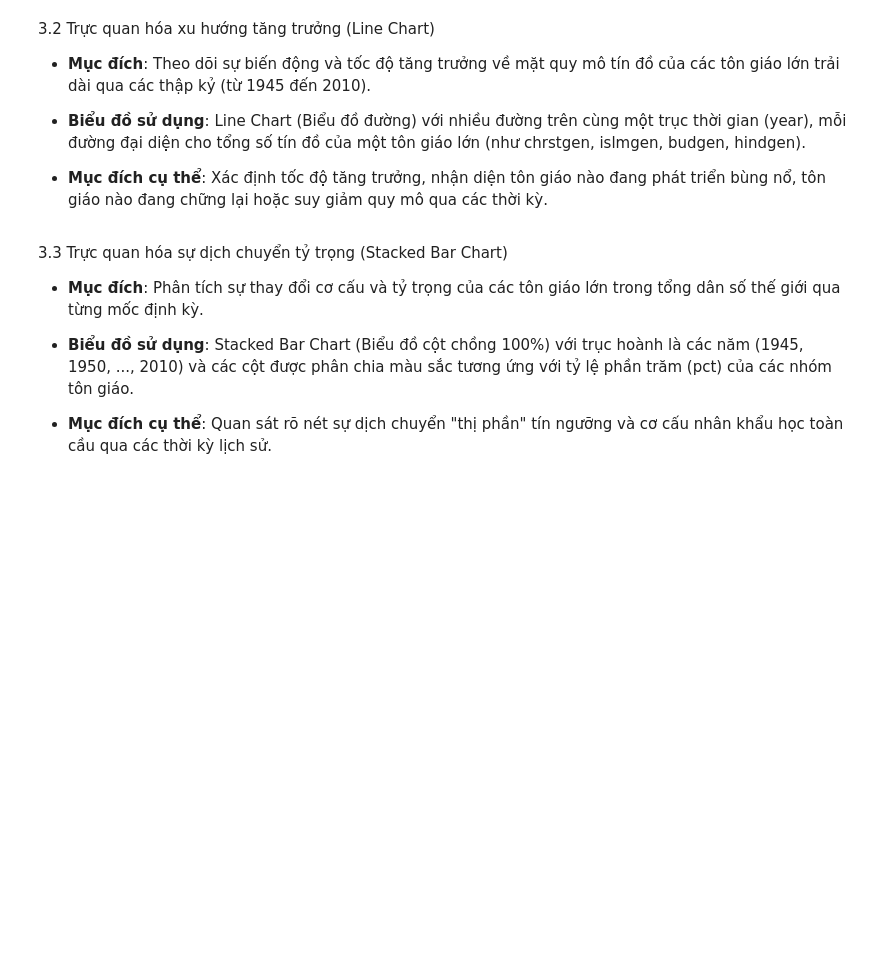
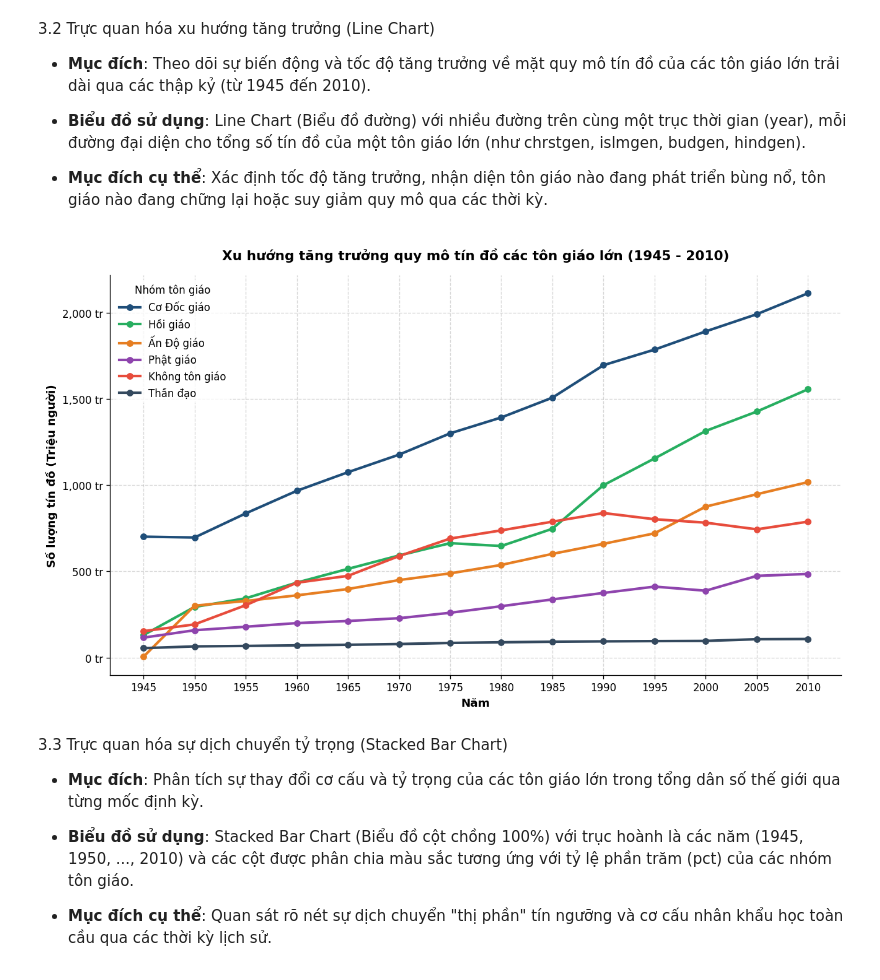
Before and after one commit to 28-TranTrungKien-24174600028/Do_An_1_Nhom_2_3_DHKL18A1HN, a Jupyter notebook: Đồ án 1.ipynb, the cells around one changed output. Cells and saved outputs as stored; diff of their text form; code cells hidden in the pictures; blank space fills up the shorter version.

Commit message:
Được tạo bằng Colab

```diff
--- a/Đồ án 1.ipynb
+++ b/Đồ án 1.ipynb
@@ -427,6 +567,80 @@ Tổng sai lệch tuyệt đối giữa 'chrstgen' và tổng 5 nhánh Cơ Đố
 *   **Biểu đồ sử dụng**: Line Chart (Biểu đồ đường) với nhiều đường trên cùng một trục thời gian (year), mỗi đường đại diện cho tổng số tín đồ của một tôn giáo lớn (như chrstgen, islmgen, budgen, hindgen).
 
 *   **Mục đích cụ thể**: Xác định tốc độ tăng trưởng, nhận diện tôn giáo nào đang phát triển bùng nổ, tôn giáo nào đang chững lại hoặc suy giảm quy mô qua các thời kỳ.
+# %%
+import pandas as pd
+import numpy as np
+import matplotlib.pyplot as plt
+import matplotlib.ticker as mt
+
+# Kiểm tra nếu chưa có dữ liệu df_clean thì tiến hành nạp tự động
+if 'df_clean' not in locals() and 'df_clean' not in globals():
+    print("Phát hiện df_clean chưa được định nghĩa. Đang tự động nạp và chuẩn hóa dữ liệu...")
+    url = "https://raw.githubusercontent.com/28-TranTrungKien-24174600028/Do_An_1_Nhom_2_3_DHKL18A1HN/refs/heads/main/WRP%20global%20data.csv"
+    df_temp = pd.read_csv(url)
+    df_temp.columns = df_temp.columns.str.lower().str.strip()
+    df_clean = df_temp.drop_duplicates(subset=['year']).copy()
+    df_clean['year'] = df_clean['year'].astype(int)
+
+# Thiết lập cấu hình hiển thị biểu đồ
+plt.rcParams.update({"font.family": "DejaVu Sans", "figure.dpi": 120,
+                      "axes.spines.top": False, "axes.spines.right": False})
+
+# Sao chép và chuẩn hóa dữ liệu dòng thời gian
+df_line = df_clean.copy()
+df_line['year'] = pd.to_numeric(df_line['year'], errors='coerce')
+
+# Danh sách các tôn giáo lớn cần vẽ xu hướng (chuyển đổi đơn vị sang triệu người cho dễ quan sát)
+major_religions = {
+    'chrstgen': 'Cơ Đốc giáo',
+    'islmgen': 'Hồi giáo',
+    'hindgen': 'Ấn Độ giáo',
+    'budgen': 'Phật giáo',
+    'nonrelig': 'Không tôn giáo',
+    'shntgen': 'Thần đạo'
+}
+
+# Đảm bảo các cột số liệu ở định dạng numeric
+for col in major_religions.keys():
+    if col in df_line.columns:
+        if df_line[col].dtype == object:
+            df_line[col] = df_line[col].astype(str).str.replace(',', '', regex=False).str.strip()
+        df_line[col] = pd.to_numeric(df_line[col], errors='coerce').fillna(0) / 1e6 # Đổi sang đơn vị Triệu người
+
+# Vẽ biểu đồ Line Chart
+fig, ax = plt.subplots(figsize=(11, 6.5))
+
+# Màu sắc riêng biệt cho từng đường tôn giáo
+colors = {
+    'chrstgen': '#1f4e79',  # Xanh đậm
+    'islmgen': '#27ae60',   # Xanh lá
+    'hindgen': '#e67e22',   # Cam
+    'budgen': '#8e44ad',    # Tím
+    'nonrelig': '#e74c3c',  # Đỏ
+    'shntgen': '#34495e'    # Xám đậm
+}
+
+for col, name in major_religions.items():
+    if col in df_line.columns:
+        ax.plot(df_line['year'], df_line[col], marker='o', linewidth=2.5,
+                markersize=5.5, label=name, color=colors.get(col, '#7f8c8d'))
+
+# Định dạng các trục và tiêu đề
+ax.set_title("Xu hướng tăng trưởng quy mô tín đồ các tôn giáo lớn (1945 - 2010)", fontsize=13, fontweight="bold", pad=15)
+ax.set_xlabel("Năm", fontsize=11, fontweight="bold")
+ax.set_ylabel("Số lượng tín đồ (Triệu người)", fontsize=11, fontweight="bold")
+
+ax.xaxis.set_major_locator(mt.MultipleLocator(5)) # Hiển thị mốc năm chi tiết
+ax.yaxis.set_major_formatter(mt.FuncFormatter(lambda v, _: f"{v:,.0f} tr"))
+
+ax.grid(True, linestyle='--', alpha=0.5)
+ax.legend(title="Nhóm tôn giáo", frameon=True, facecolor='white', edgecolor='none')
+
+plt.tight_layout()
+plt.savefig("hinh_3_2_line_xu_huong_tang_truong.png", bbox_inches="tight")
+plt.show()
+# %% [output]
+[figure, added]
 # %% [markdown]
 3.3 Trực quan hóa sự dịch chuyển tỷ trọng (Stacked Bar Chart)
 
```
Also changed, not shown: parts of 3 cells of this notebook.
